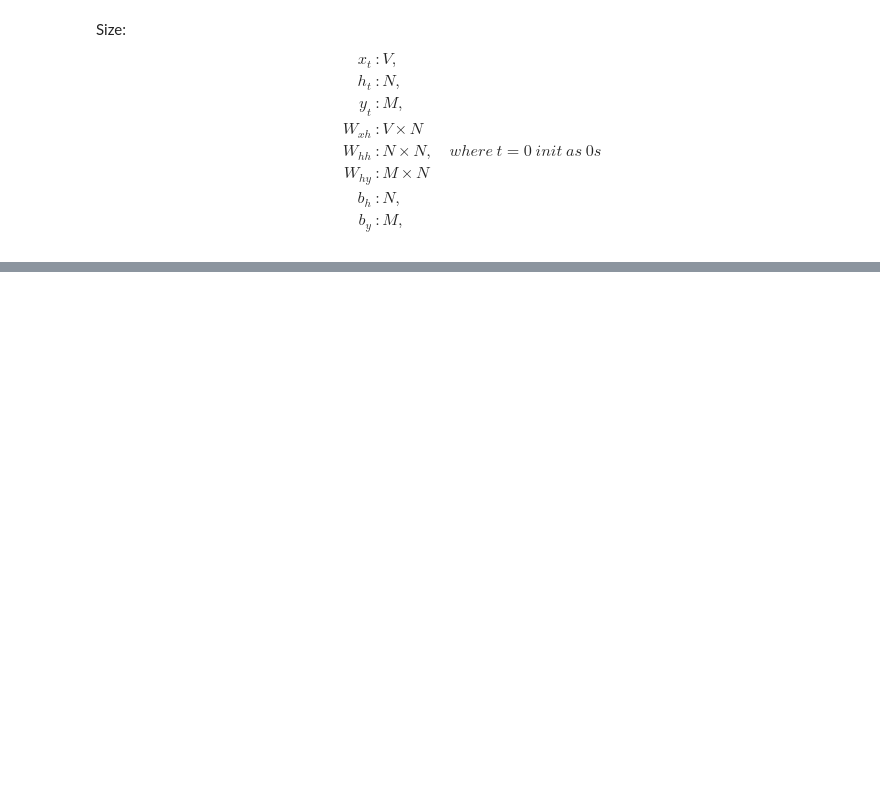
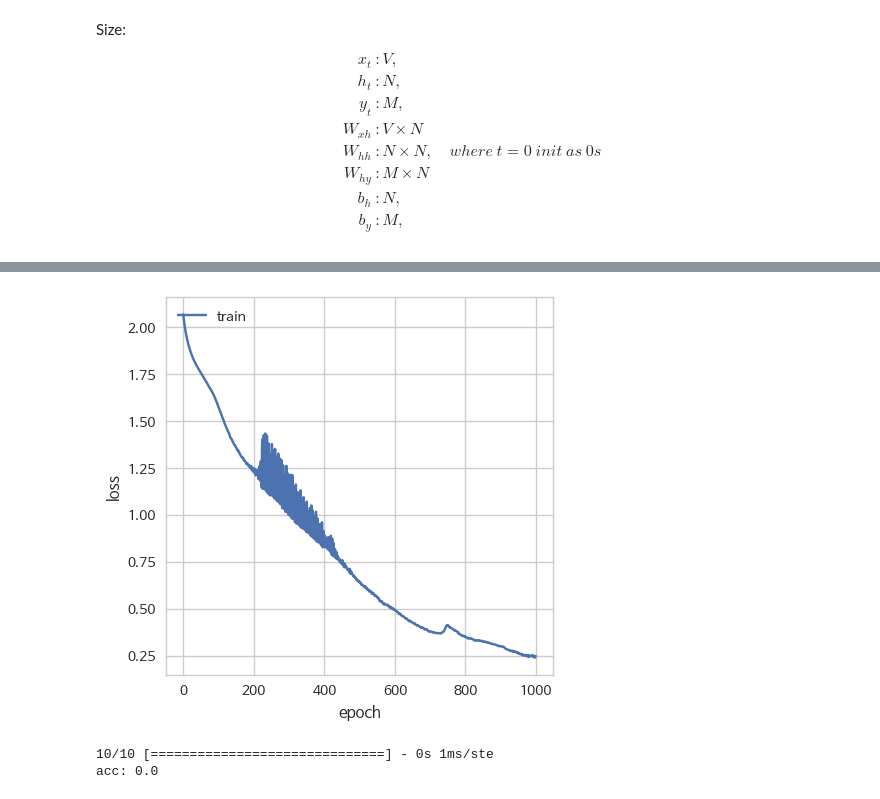
Before and after one commit to simonjisu/ML, a Jupyter notebook: NeuralNetwork/RNN.ipynb, the cells around one changed output, grey strips where cells are left out. Cells and saved outputs as stored; diff of their text form; code cells hidden in the pictures; blank space fills up the shorter version.

```diff
--- a/NeuralNetwork/RNN.ipynb
+++ b/NeuralNetwork/RNN.ipynb
@@ -366,0 +360,7 @@ plt.plot(total_loss_list)
+# %%
+class LossHistory(keras.callbacks.Callback):
+    def __init__(self):
+        self.losses=[]
+
+    def on_epoch_end(self, batch, logs={}):
+        self.losses.append(logs.get('loss'))
@@ -366,0 +438,9 @@ plt.plot(total_loss_list)
+# %%
+model = Sequential()
+model.add(LSTM(14, batch_input_shape=(1, 1, 1), stateful=True))
+model.add(Dense(8, activation='softmax'))
+
+model.compile(loss='categorical_crossentropy', optimizer='adam', metrics=['accuracy'])
+
+history = LossHistory()
+history.__init__()
@@ -366,0 +471,15 @@ plt.plot(total_loss_list)
+# %%
+plt.figure(figsize=(5, 5), dpi=100)
+plt.plot(history.losses)
+plt.ylabel('loss')
+plt.xlabel('epoch')
+plt.legend(['train'], loc='upper left')
+plt.show()
+# %% [output]
+[figure, added]
+# %%
+scores = model.evaluate(train_x, train_y, batch_size=1)
+print('{}: {}'.format(model.metrics_names[1], scores[1]))
+# %% [output]
+10/10 [==============================] - 0s 1ms/ste
+acc: 0.0
```
Also changed, not shown: parts of 38 cells of this notebook.
